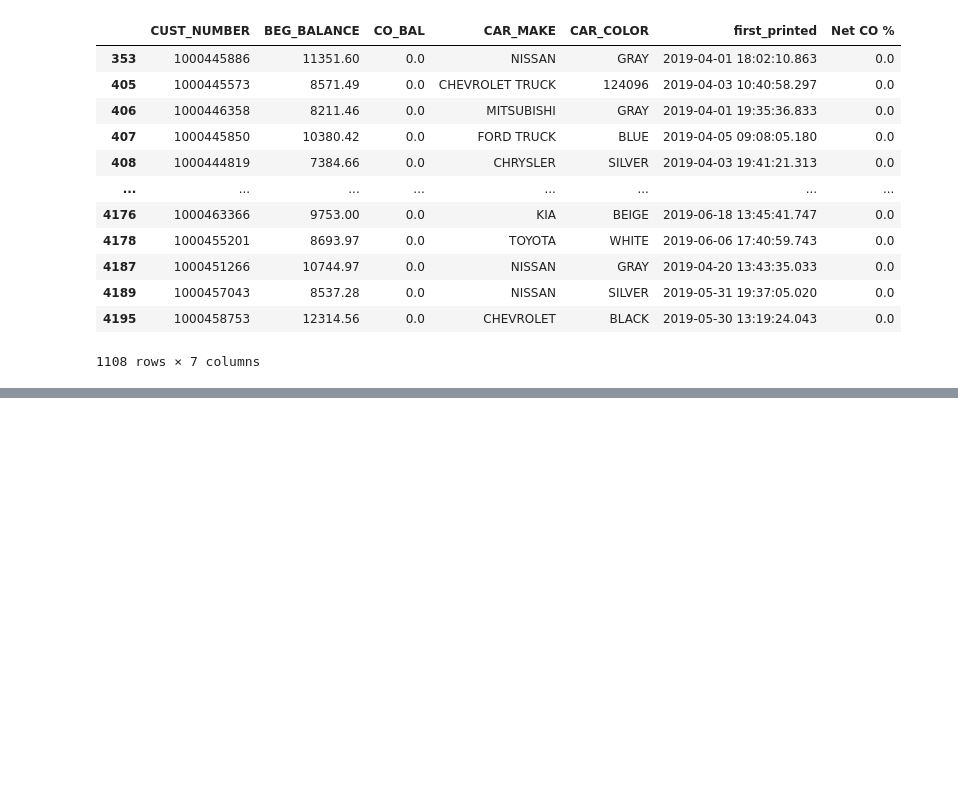
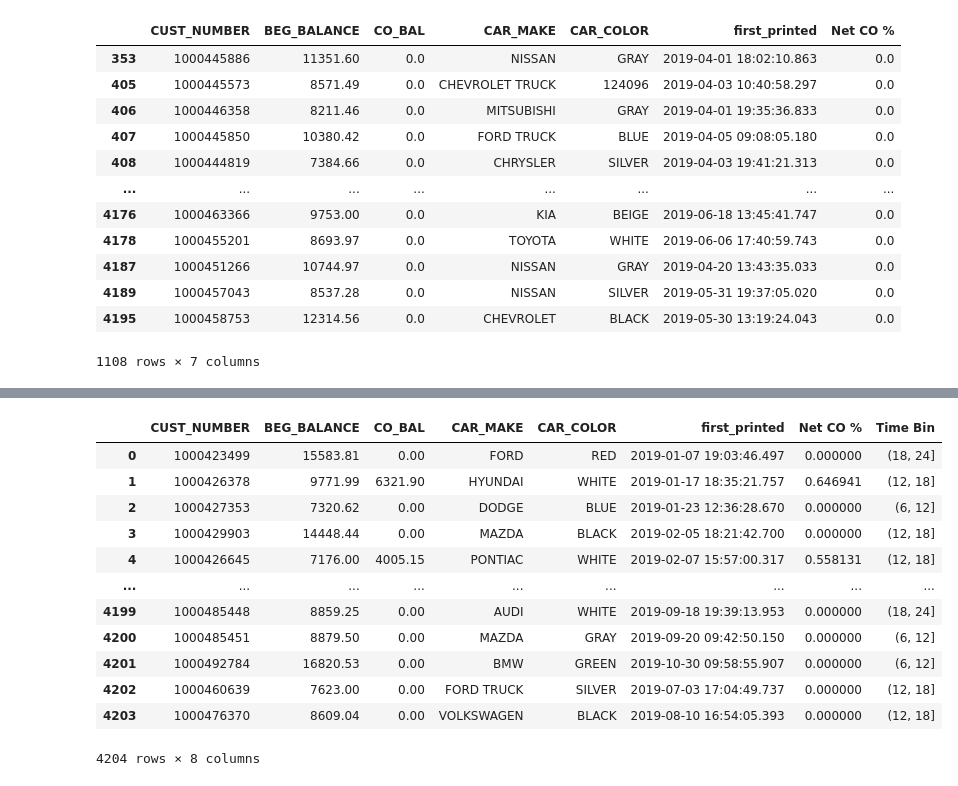
Before and after one commit to TylerShubert/Carvant_Test_data_analysis, a Jupyter notebook: Carvant.ipynb, the cells around one changed output, grey strips where cells are left out. Saved outputs shown, nothing was run; the diff lists cells and outputs as text; code cells hidden in the pictures; blank space fills up the shorter version.

Commit message:
Updated Carvant.ipynb
Added Time bins & sale bar plots

```diff
--- a/Carvant.ipynb
+++ b/Carvant.ipynb
@@ -643,0 +691,30 @@ fourth_qt.hvplot(height = 1000, width = 1500)
+# %%
+df_stock["first_printed"].dt.time
+
+q5 = df_stock.copy()
+# %%
+# Setting Bins
+
+bins = [0, 6, 12, 18, 24]
+# %%
+#Creating "time bin" collum
+
+q5['Time Bin'] = pd.cut(q5.first_printed.dt.hour, bins)
+# %%
+#Reviewing data
+
+display(q5)
+# %% [output]
+|  | CUST_NUMBER | BEG_BALANCE | CO_BAL | CAR_MAKE | CAR_COLOR | first_printed | Net CO % | Time Bin |
+| 0 | 1000423499 | 15583.81 | 0.00 | FORD | RED | 2019-01-07 19:03:46.497 | 0.000000 | (18, 24] |
+| 1 | 1000426378 | 9771.99 | 6321.90 | HYUNDAI | WHITE | 2019-01-17 18:35:21.757 | 0.646941 | (12, 18] |
+| 2 | 1000427353 | 7320.62 | 0.00 | DODGE | BLUE | 2019-01-23 12:36:28.670 | 0.000000 | (6, 12] |
+| 3 | 1000429903 | 14448.44 | 0.00 | MAZDA | BLACK | 2019-02-05 18:21:42.700 | 0.000000 | (12, 18] |
+| 4 | 1000426645 | 7176.00 | 4005.15 | PONTIAC | WHITE | 2019-02-07 15:57:00.317 | 0.558131 | (12, 18] |
+| ... | ... | ... | ... | ... | ... | ... | ... | ... |
+| 4199 | 1000485448 | 8859.25 | 0.00 | AUDI | WHITE | 2019-09-18 19:39:13.953 | 0.000000 | (18, 24] |
+| 4200 | 1000485451 | 8879.50 | 0.00 | MAZDA | GRAY | 2019-09-20 09:42:50.150 | 0.000000 | (6, 12] |
+| 4201 | 1000492784 | 16820.53 | 0.00 | BMW | GREEN | 2019-10-30 09:58:55.907 | 0.000000 | (6, 12] |
+| 4202 | 1000460639 | 7623.00 | 0.00 | FORD TRUCK | SILVER | 2019-07-03 17:04:49.737 | 0.000000 | (12, 18] |
+| 4203 | 1000476370 | 8609.04 | 0.00 | VOLKSWAGEN | BLACK | 2019-08-10 16:54:05.393 | 0.000000 | (12, 18] |
+4204 rows × 8 columns
```
Also changed, not shown: parts of 10 cells of this notebook.
